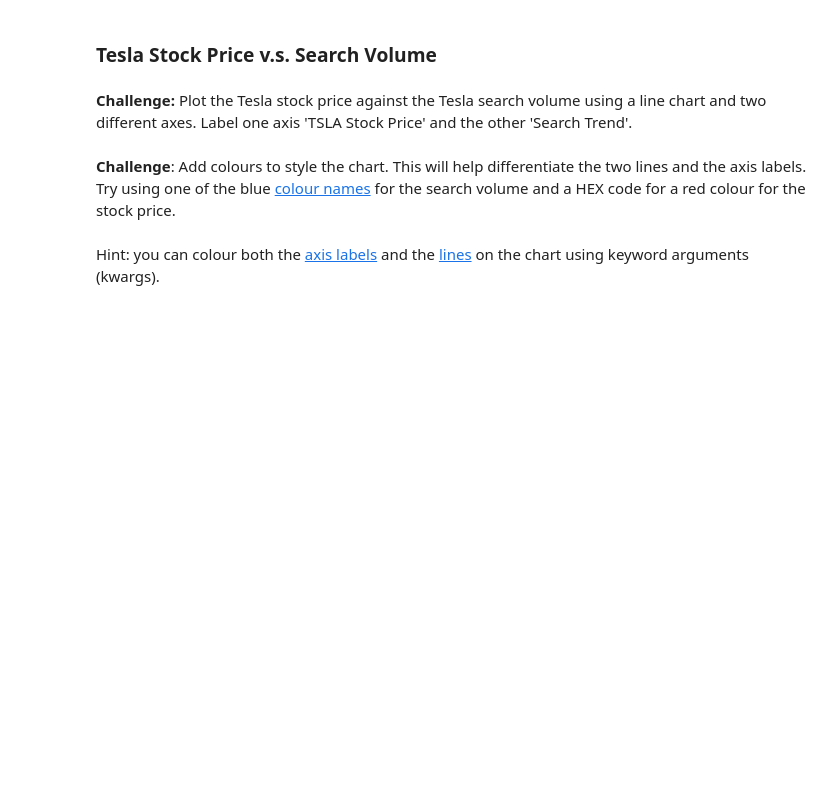
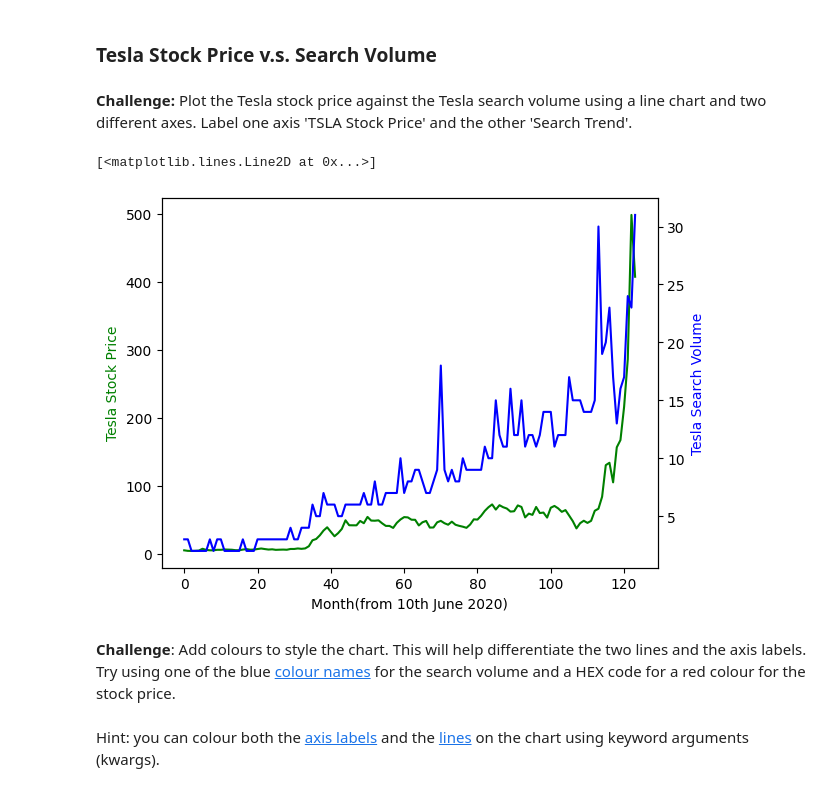
Before and after one commit to keshavpj1711/Python_100-Days, a Jupyter notebook: Advanced/75GoogleTrendsResamplingAndVisualizing/Google Trends and Data Visualisation (start).ipynb, the cells around one changed output. Saved outputs shown, nothing was run; the diff lists cells and outputs as text; code cells hidden in the pictures; blank space fills up the shorter version.

Commit message:
plotting search vs stock prices and learning how to plot better graphs

```diff
--- a/Advanced/75GoogleTrendsResamplingAndVisualizing/Google Trends and Data Visualisation (start).ipynb
+++ b/Advanced/75GoogleTrendsResamplingAndVisualizing/Google Trends and Data Visualisation (start).ipynb
@@ -195,6 +196,19 @@ df_btc_price_monthly.head()
 ### Tesla Stock Price v.s. Search Volume
 # %% [markdown]
 **Challenge:** Plot the Tesla stock price against the Tesla search volume using a line chart and two different axes. Label one axis 'TSLA Stock Price' and the other 'Search Trend'.
+# %%
+ax1 = plt.gca() # getting current axis
+ax2 = ax1.twinx()
+
+ax1.set_ylabel('Tesla Stock Price', color='g')
+ax2.set_ylabel('Tesla Search Volume', color='b')
+ax1.set_xlabel('Month(from 10th June 2020)')
+
+ax1.plot(df_tesla.index, df_tesla.TSLA_USD_CLOSE, color='g')
+ax2.plot(df_tesla.index, df_tesla.TSLA_WEB_SEARCH, color='b')
+# %% [output]
+[<matplotlib.lines.Line2D at 0x...>]
+[figure, added]
 # %% [markdown]
 **Challenge**: Add colours to style the chart. This will help differentiate the two lines and the axis labels. Try using one of the blue [colour names](https://matplotlib.org/3.1.1/gallery/color/named_colors.html) for the search volume and a HEX code for a red colour for the stock price.
 <br>
```
Also changed, not shown: parts of 7 cells of this notebook.
